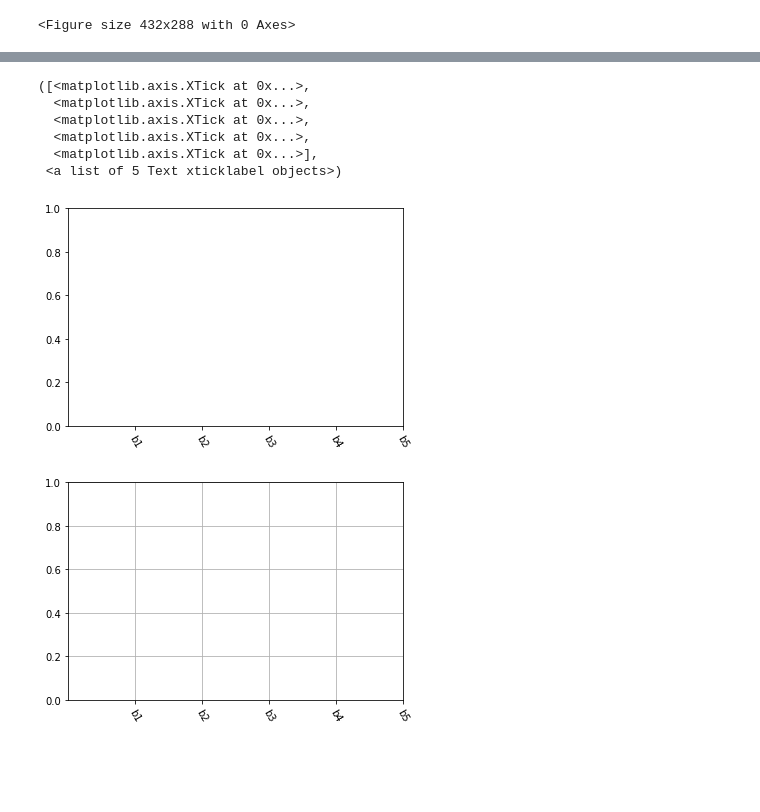
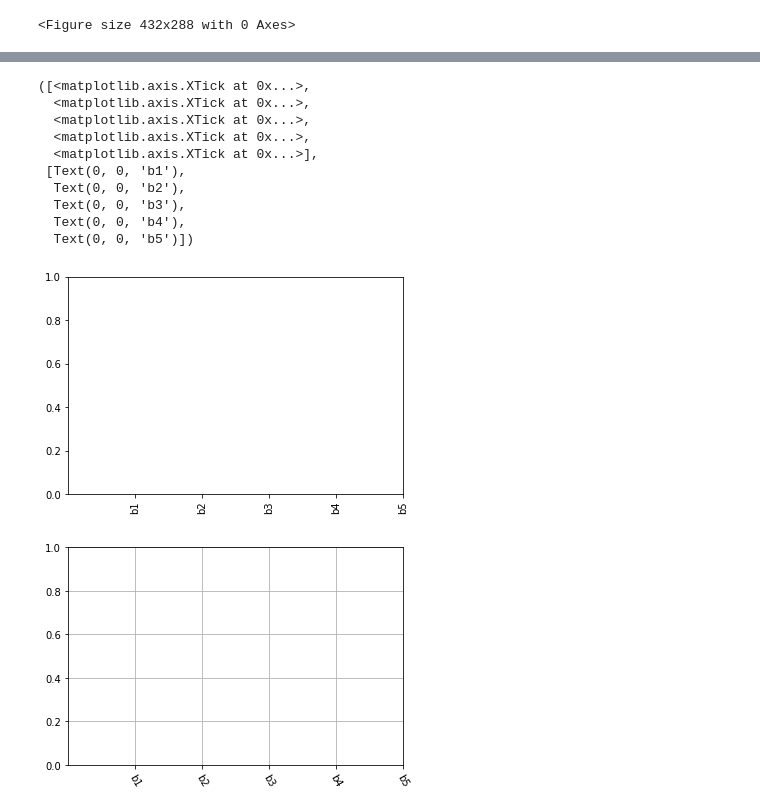
Before and after one commit to nesibegul/BOOKS-and-SOURCES, a Jupyter notebook: Data Visualization Collection/4_matplotlib.ipynb, the cells around one changed output, grey strips where cells are left out. Drawn from its saved outputs; the diff is of its cells as text; code cells hidden in the pictures; blank space fills up the shorter version.

```diff
--- a/Data Visualization Collection/4_matplotlib.ipynb
+++ b/Data Visualization Collection/4_matplotlib.ipynb
@@ -24,15 +25,19 @@ x = [1,2,3,4,5]
 # %%
 y = [7,2,3,5.5,1]
 # %%
-plt.xticks(x,["b1","b2","b3","b4","b5"],rotation=-60)
+plt.xticks(x,["b1","b2","b3","b4","b5"],rotation=90)
 # %% [output]
 ([<matplotlib.axis.XTick at 0x...>,
   <matplotlib.axis.XTick at 0x...>,
   <matplotlib.axis.XTick at 0x...>,
   <matplotlib.axis.XTick at 0x...>,
   <matplotlib.axis.XTick at 0x...>],
- <a list of 5 Text xticklabel objects>)
+ [Text(0, 0, 'b1'),
+  Text(0, 0, 'b2'),
+  Text(0, 0, 'b3'),
+  Text(0, 0, 'b4'),
+  Text(0, 0, 'b5')])
-[figure, old version]
+[figure, new version]
 # %%
 plt.xticks(x,["b1","b2","b3","b4","b5"],rotation=-60)
 plt.grid(True)
```
Also changed, not shown: parts of 14 cells of this notebook, 3 other files.
